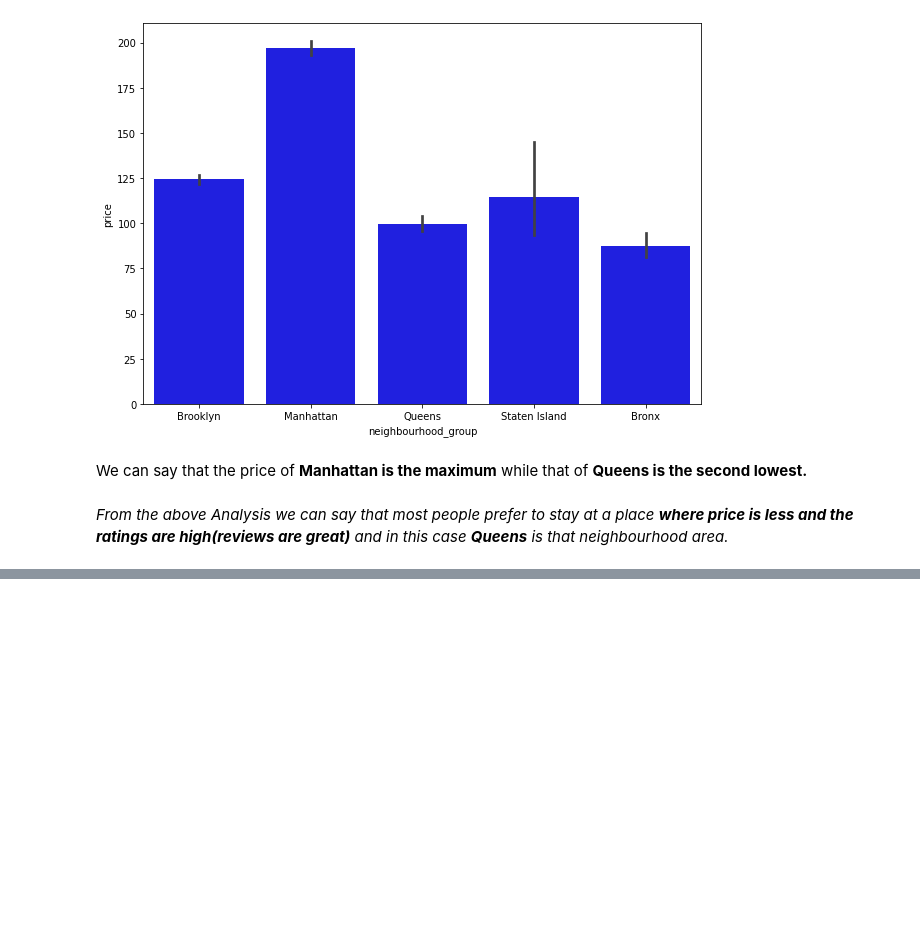
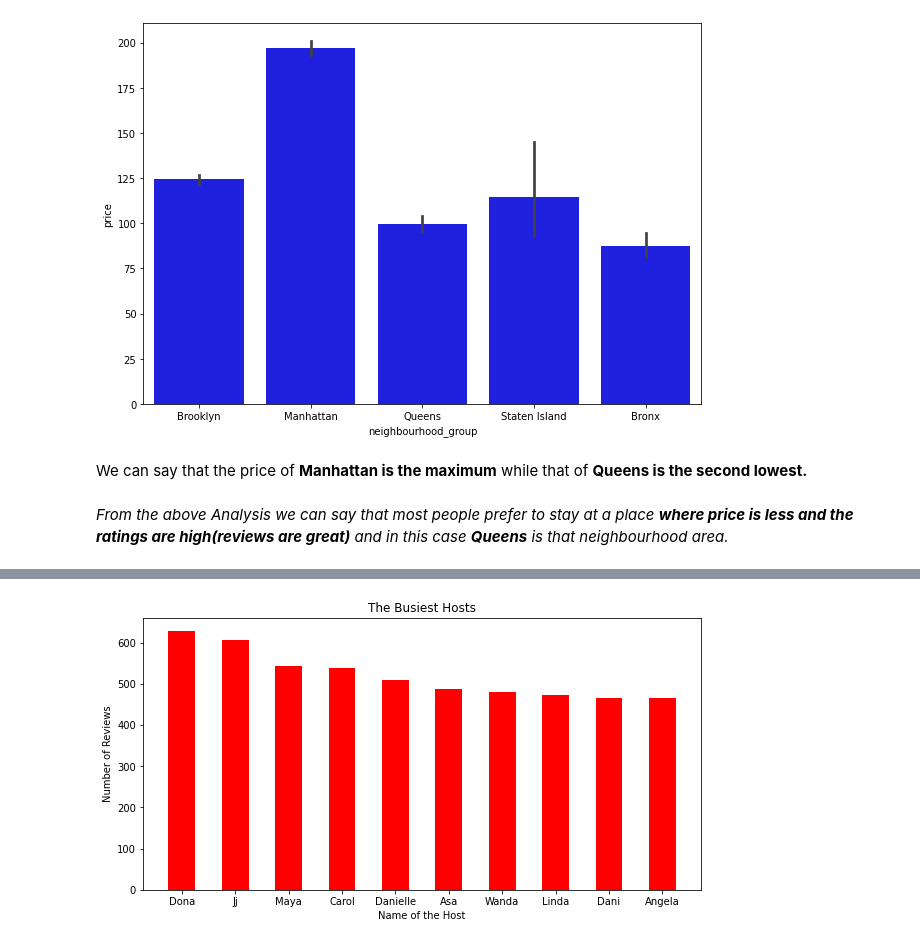
Before and after one commit to AshutoshKumarDubey/Airbnb_EDA_Capstone-Project, a Jupyter notebook: Airbnb_Bookings_Analysis_Capstone_Project_(By_Ashutosh_Kumar_Dubey).ipynb, the cells around one changed output, grey strips where cells are left out. Saved outputs shown, nothing was run; the diff lists cells and outputs as text; code cells hidden in the pictures; blank space fills up the shorter version.

```diff
--- a/Airbnb_Bookings_Analysis_Capstone_Project_(By_Ashutosh_Kumar_Dubey).ipynb
+++ b/Airbnb_Bookings_Analysis_Capstone_Project_(By_Ashutosh_Kumar_Dubey).ipynb
@@ -291,0 +294,4 @@ We can say that the price of **Manhattan is the maximum** while that of **Queens
+# %%
+busiest_hosts = updated_df.groupby(['host_name','host_id','room_type'])['number_of_reviews'].max().reset_index()
+busiest_hosts = busiest_hosts.sort_values(by='number_of_reviews', ascending=False).head(10)
+print(busiest_hosts)
@@ -291,0 +310,16 @@ We can say that the price of **Manhattan is the maximum** while that of **Queens
+# %%
+name_of_hosts = busiest_hosts['host_name']
+no_of_reviews = busiest_hosts['number_of_reviews']
+
+fig = plt.figure(figsize = (10, 5))
+
+# creating the bar plot
+plt.bar(name_of_hosts, no_of_reviews, color ='red',
+        width = 0.5)
+
+plt.xlabel("Name of the Host")
+plt.ylabel("Number of Reviews")
+plt.title("The Busiest Hosts")
+plt.show()
+# %% [output]
+[figure, added]
```
Also changed, not shown: parts of 9 cells of this notebook.
